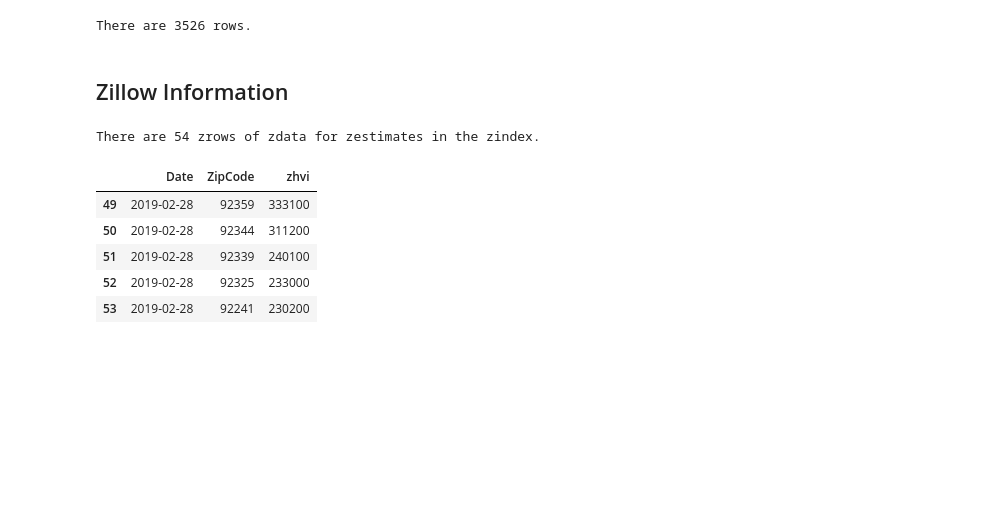
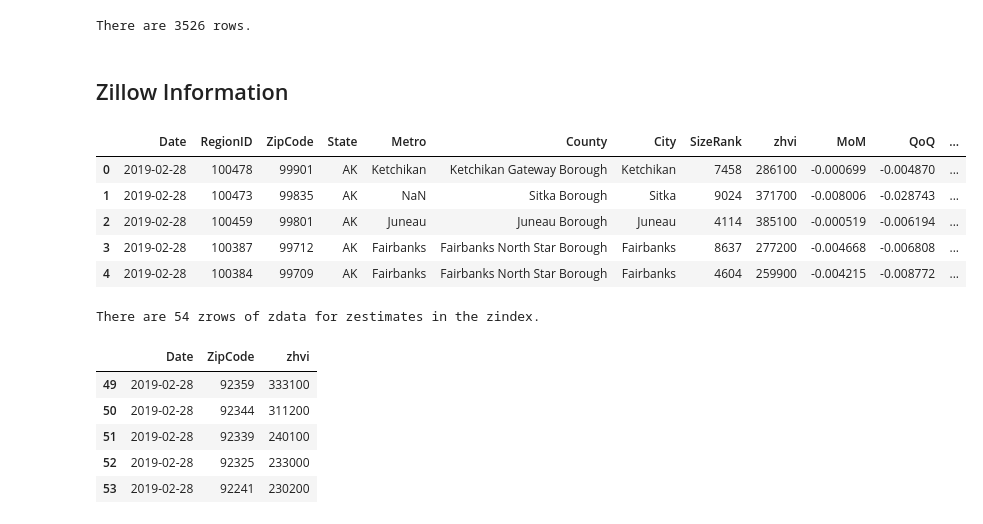
Before and after one commit to andrewboring/lexcorp-feasibility-study, a Jupyter notebook: data_assemble.ipynb, the cells around one changed output. Cells and saved outputs as stored; diff of their text form; code cells hidden in the pictures; blank space fills up the shorter version.

```diff
--- a/data_assemble.ipynb
+++ b/data_assemble.ipynb
@@ -185,5 +185,12 @@ There are 3526 rows.
 zillow_df = pd.read_csv(zillow_home_index_file, encoding="ISO-8859-1", parse_dates=['Date'])
 # %%
 new_zillow_df = zillow_df.rename(columns={'RegionName':'ZipCode','Zhvi':'zhvi'})
-# %%
-new_zillow_df['ZipName'] = zillow_df['City'].map(str) + ", " + zillow_df['State']
+# %%
+new_zillow_df.head()
+# %% [output]
+|  | Date | RegionID | ZipCode | State | Metro | County | City | SizeRank | zhvi | MoM | QoQ | ... |
+| 0 | 2019-02-28 | 100478 | 99901 | AK | Ketchikan | Ketchikan Gateway Borough | Ketchikan | 7458 | 286100 | -0.000699 | -0.004870 | ... |
+| 1 | 2019-02-28 | 100473 | 99835 | AK | NaN | Sitka Borough | Sitka | 9024 | 371700 | -0.008006 | -0.028743 | ... |
+| 2 | 2019-02-28 | 100459 | 99801 | AK | Juneau | Juneau Borough | Juneau | 4114 | 385100 | -0.000519 | -0.006194 | ... |
+| 3 | 2019-02-28 | 100387 | 99712 | AK | Fairbanks | Fairbanks North Star Borough | Fairbanks | 8637 | 277200 | -0.004668 | -0.006808 | ... |
+| 4 | 2019-02-28 | 100384 | 99709 | AK | Fairbanks | Fairbanks North Star Borough | Fairbanks | 4604 | 259900 | -0.004215 | -0.008772 | ... |
```
Also changed, not shown: parts of 2 cells of this notebook.
